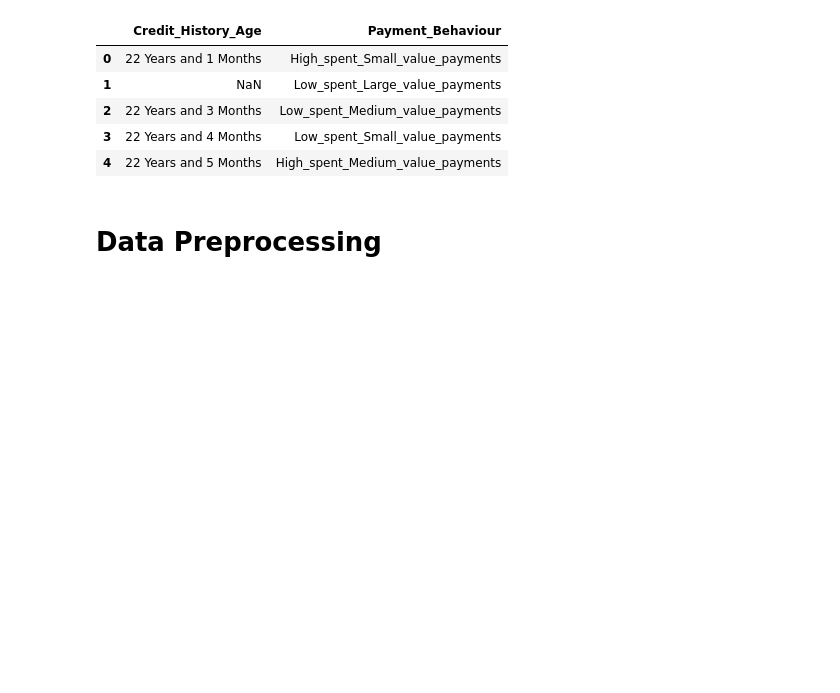
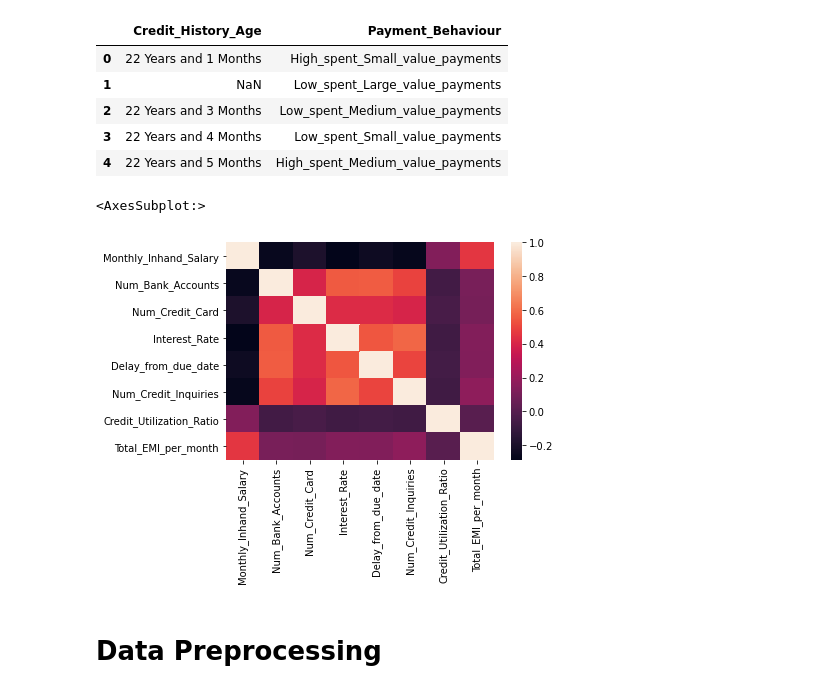
Before and after one commit to AKapich/Credit_Score_Classification, a Jupyter notebook: another solution.ipynb, the cells around one changed output. Drawn from its saved outputs; the diff is of its cells as text; code cells hidden in the pictures; blank space fills up the shorter version.

```diff
--- a/another solution.ipynb
+++ b/another solution.ipynb
@@ -121,6 +133,11 @@ train[["Credit_History_Age", "Payment_Behaviour"]].head()
 | 2 | 22 Years and 3 Months | Low_spent_Medium_value_payments |
 | 3 | 22 Years and 4 Months | Low_spent_Small_value_payments |
 | 4 | 22 Years and 5 Months | High_spent_Medium_value_payments |
+# %%
+sns.heatmap(train.corr(method="spearman"))
+# %% [output]
+<AxesSubplot:>
+[figure, added]
 # %% [markdown]
 # Data Preprocessing
 # %%
```
Also changed, not shown: parts of 33 cells of this notebook.
